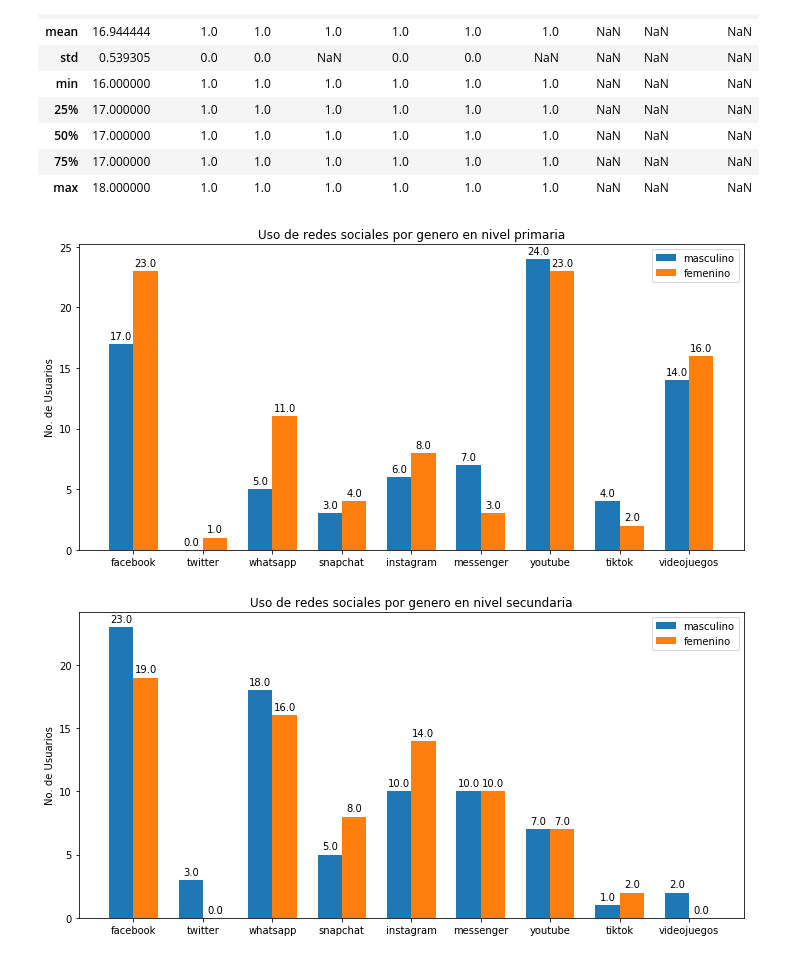
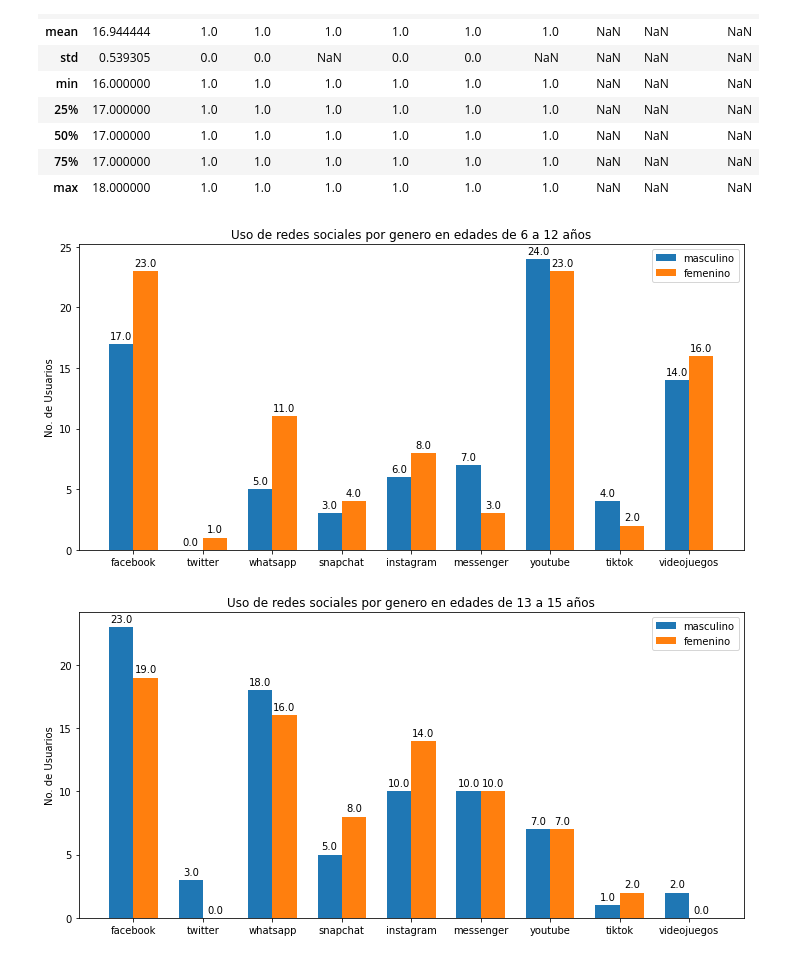
Before and after one commit to AdrianSosaUV/AnQSM_Tere, a Jupyter notebook: análisis_encuestas_2da_parte.ipynb, the cells around one changed output. Drawn from its saved outputs; the diff is of its cells as text; code cells hidden in the pictures.

Commit message:
graphics tittle changed to ages

```diff
--- a/análisis_encuestas_2da_parte.ipynb
+++ b/análisis_encuestas_2da_parte.ipynb
@@ -3,7 +3,7 @@ import numpy as np
 import pandas as pd
 import matplotlib.pyplot as plt
 # %%
-file = "/Users/sokax/Documents/tere/concentrado.csv"
+file = "C:/Users/adria/Git/AnQSM_Tere/ENCUESTAS/concentrado.csv"
 data = pd.read_csv(file, usecols=["edad","genero","facebook","twitter","whatsapp","snapchat","instagram","messenger","youtube","tiktok","videojuegos"])
 # %%
 data["facebook"]=pd.to_numeric(data["facebook"], errors='coerce')
@@ -79,7 +79,7 @@ def grafico(dato1, dato2, columnas, nivel=None):
     if nivel == None:
         ax.set_title("Uso de redes sociales por genero")
     else:
-        ax.set_title("Uso de redes sociales por genero en nivel {}".format(nivel))
+        ax.set_title("Uso de redes sociales por genero en edades de {} a {} años".format(nivel[0], nivel[1]))
 
     ax.set_ylabel("No. de Usuarios")
     ax.set_xticks(x)
@@ -213,11 +213,11 @@ preparatoria masculino
 | 75% | 17.000000 | 1.0 | 1.0 | 1.0 | 1.0 | 1.0 | 1.0 | NaN | NaN | NaN |
 | max | 18.000000 | 1.0 | 1.0 | 1.0 | 1.0 | 1.0 | 1.0 | NaN | NaN | NaN |
 # %%
-grafico(primaria_masculino,primaria_femenino,columnas,"primaria")
+grafico(primaria_masculino,primaria_femenino,columnas,primaria)
 # %% [output]
-[figure, old version]
+[figure, new version]
 # %%
-grafico(secundaria_masculino,secundaria_femenino,columnas,"secundaria")
+grafico(secundaria_masculino,secundaria_femenino,columnas,secundaria)
 # %% [output]
-[figure, old version]
+[figure, new version]
 # %%
```
Also changed, not shown: parts of 1 cell of this notebook.
